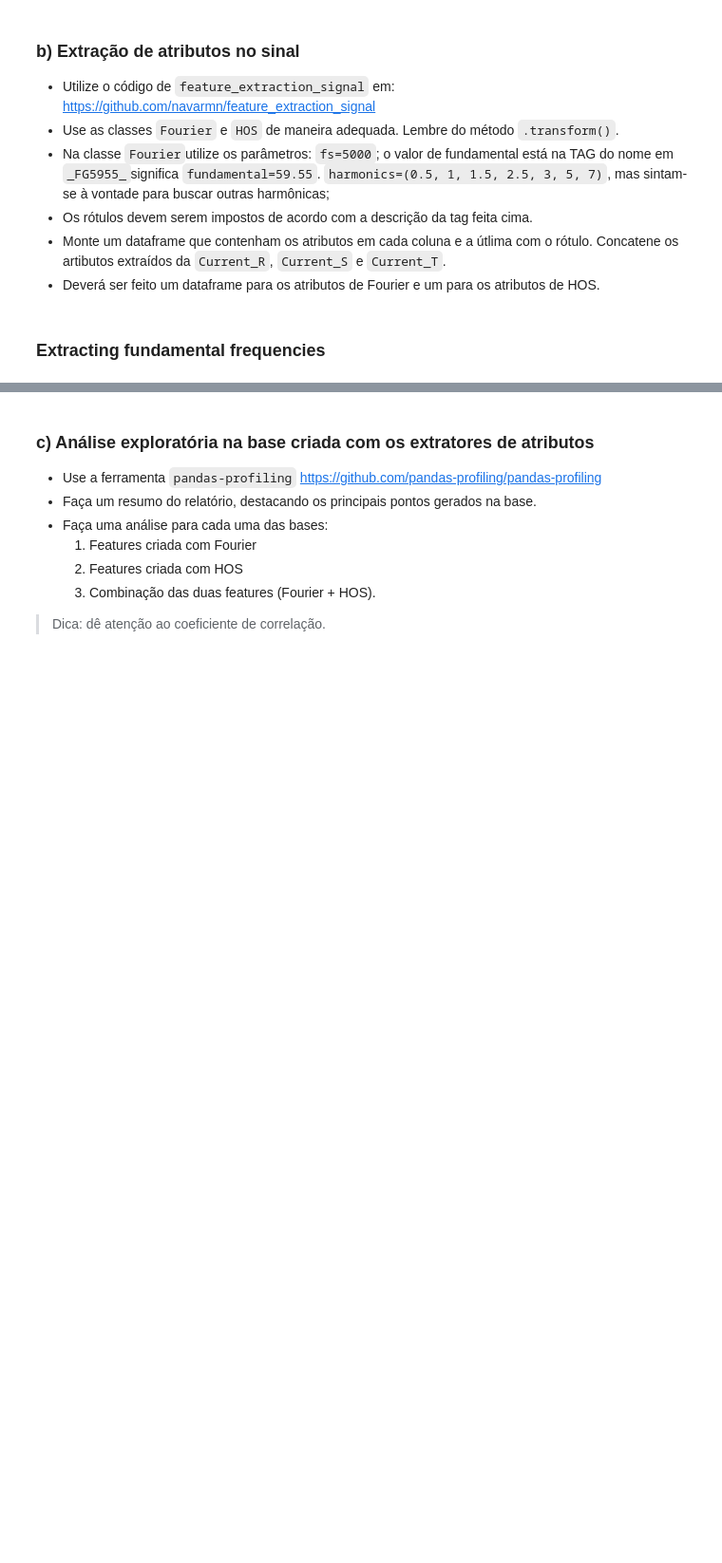
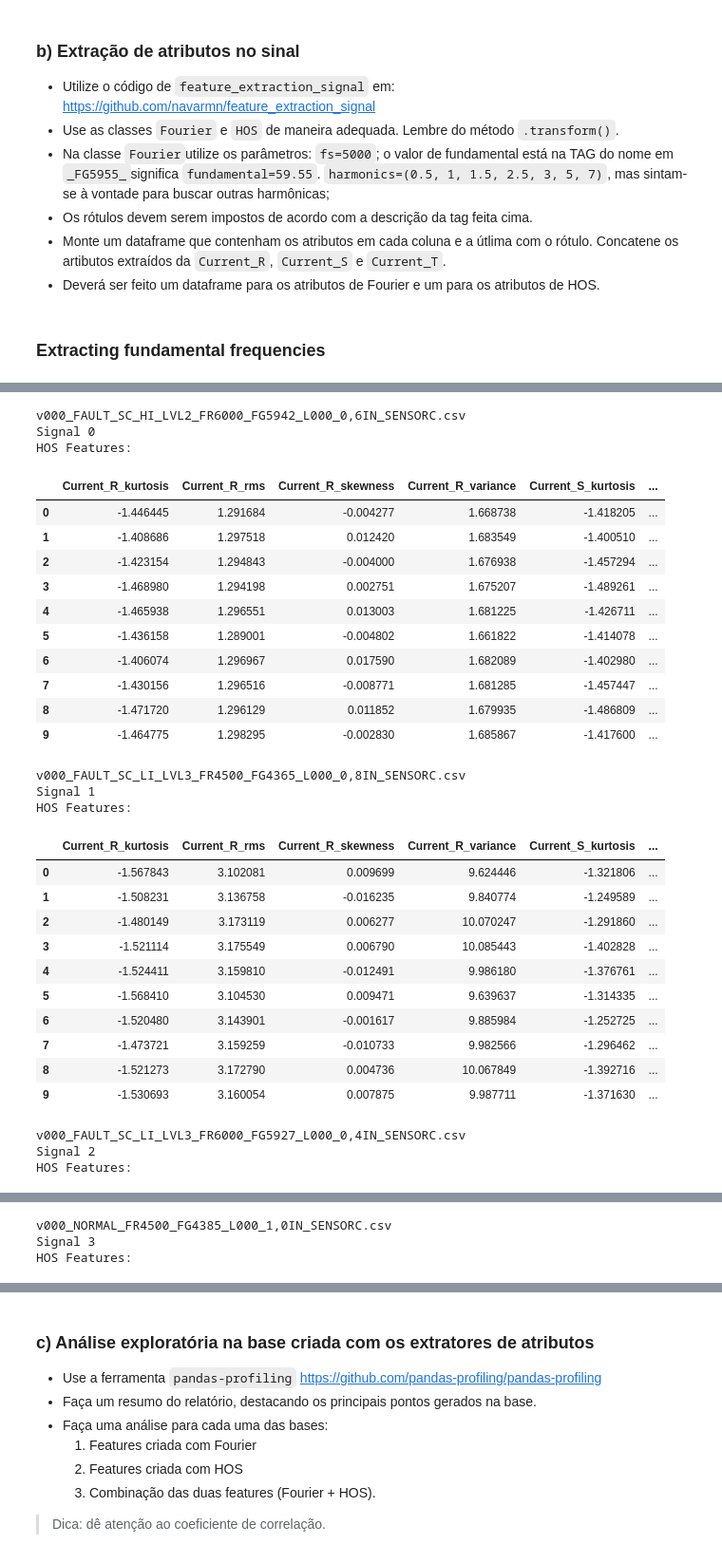
Before and after one commit to MouraYuri/Lapisco_Training, a Jupyter notebook: data_mining_1D/Yuri Moura - Atividades.ipynb, the cells around one changed output, grey strips where cells are left out. Shown at 95% size. Drawn from its saved outputs; the diff is of its cells as text; code cells hidden in the pictures; blank space fills up the shorter version.

```diff
--- a/data_mining_1D/Yuri Moura - Atividades.ipynb
+++ b/data_mining_1D/Yuri Moura - Atividades.ipynb
@@ -288,5 +207,0 @@ Name: Current_R, Length: 5000, dtype: float64
-# %%
-#Fourier feature extractor
-ffe = feature_extraction.Fourier(fundamental=60.00, fs=5000.0, harmonics=(0.5, 1, 1.5, 2.5, 3, 5, 7))
-out_fourier = ffe.transform(data['Current_R'])
-display(out_fourier)
@@ -295,6 +207,0 @@ ValueError: zero-size array to reduction operation maximum which has no identity
-# %%
-data = joinDataframe(splited_signals[0])
-#Fourier feature extractor
-ffe = feature_extraction.Fourier(fundamental=60.00, fs=5000.0, harmonics=(0.5, 1, 1.5, 2.5, 3, 5, 7))
-out_fourier = ffe.transform(data['Current_R'])
-display(out_fourier)
@@ -300,0 +238,4 @@ display(out_fourier)
+# %%
+for i,splited_signal in enumerate(splited_signals):
+    print('\n'+DATAFILES[i]+'\nSignal {}'.format(i)+'\nFourier Features:')
+    display(extractSplittedSignalFourierFeatures(splited_signal, fund_freq=fund_freq[i]))
@@ -300,0 +244,61 @@ display(out_fourier)
+# %%
+def extractSplittedSignalHOSFeatures(splited_signal):
+    fe_hos = feature_extraction.HOS()
+
+    retDf = pd.DataFrame([])
+
+    for colName in splited_signal[0].columns:
+        oneColumnDF = pd.DataFrame([])
+
+        #creating columns labels
+        featuresNames = ['rms', 'variance', 'skewness', 'kurtosis']
+        currentIndexNames = [colName+"_"+x for x in featuresNames]
+
+        for signalSlice in splited_signal:
+
+            features = fe_hos.transform(signalSlice[colName])
+
+            features = pd.Series(np.transpose(features['features']))
+
+            features.index = currentIndexNames
+
+            oneColumnDF = oneColumnDF.append(features, ignore_index=True)
+
+        retDf = retDf.merge(oneColumnDF, how='outer', left_index=True,right_index=True)
+    return retDf
+# %%
+for i,splited_signal in enumerate(splited_signals):
+    print('\n'+DATAFILES[i]+'\nSignal {}'.format(i)+'\nHOS Features:')
+    display(extractSplittedSignalHOSFeatures(splited_signal))
+# %% [output]
+v000_FAULT_SC_HI_LVL2_FR6000_FG5942_L000_0,6IN_SENSORC.csv
+Signal 0
+HOS Features:
+|  | Current_R_kurtosis | Current_R_rms | Current_R_skewness | Current_R_variance | Current_S_kurtosis | ... |
+| 0 | -1.446445 | 1.291684 | -0.004277 | 1.668738 | -1.418205 | ... |
+| 1 | -1.408686 | 1.297518 | 0.012420 | 1.683549 | -1.400510 | ... |
+| 2 | -1.423154 | 1.294843 | -0.004000 | 1.676938 | -1.457294 | ... |
+| 3 | -1.468980 | 1.294198 | 0.002751 | 1.675207 | -1.489261 | ... |
+| 4 | -1.465938 | 1.296551 | 0.013003 | 1.681225 | -1.426711 | ... |
+| 5 | -1.436158 | 1.289001 | -0.004802 | 1.661822 | -1.414078 | ... |
+| 6 | -1.406074 | 1.296967 | 0.017590 | 1.682089 | -1.402980 | ... |
+| 7 | -1.430156 | 1.296516 | -0.008771 | 1.681285 | -1.457447 | ... |
+| 8 | -1.471720 | 1.296129 | 0.011852 | 1.679935 | -1.486809 | ... |
+| 9 | -1.464775 | 1.298295 | -0.002830 | 1.685867 | -1.417600 | ... |
+v000_FAULT_SC_LI_LVL3_FR4500_FG4365_L000_0,8IN_SENSORC.csv
+Signal 1
+HOS Features:
+|  | Current_R_kurtosis | Current_R_rms | Current_R_skewness | Current_R_variance | Current_S_kurtosis | ... |
+| 0 | -1.567843 | 3.102081 | 0.009699 | 9.624446 | -1.321806 | ... |
+| 1 | -1.508231 | 3.136758 | -0.016235 | 9.840774 | -1.249589 | ... |
+| 2 | -1.480149 | 3.173119 | 0.006277 | 10.070247 | -1.291860 | ... |
+| 3 | -1.521114 | 3.175549 | 0.006790 | 10.085443 | -1.402828 | ... |
+| 4 | -1.524411 | 3.159810 | -0.012491 | 9.986180 | -1.376761 | ... |
+| 5 | -1.568410 | 3.104530 | 0.009471 | 9.639637 | -1.314335 | ... |
+| 6 | -1.520480 | 3.143901 | -0.001617 | 9.885984 | -1.252725 | ... |
+| 7 | -1.473721 | 3.159259 | -0.010733 | 9.982566 | -1.296462 | ... |
+| 8 | -1.521273 | 3.172790 | 0.004736 | 10.067849 | -1.392716 | ... |
+| 9 | -1.530693 | 3.160054 | 0.007875 | 9.987711 | -1.371630 | ... |
+v000_FAULT_SC_LI_LVL3_FR6000_FG5927_L000_0,4IN_SENSORC.csv
+Signal 2
+HOS Features:
@@ -300,0 +316,3 @@ display(out_fourier)
+v000_NORMAL_FR4500_FG4385_L000_1,0IN_SENSORC.csv
+Signal 3
+HOS Features:
```
Also changed, not shown: parts of 9 cells of this notebook.
